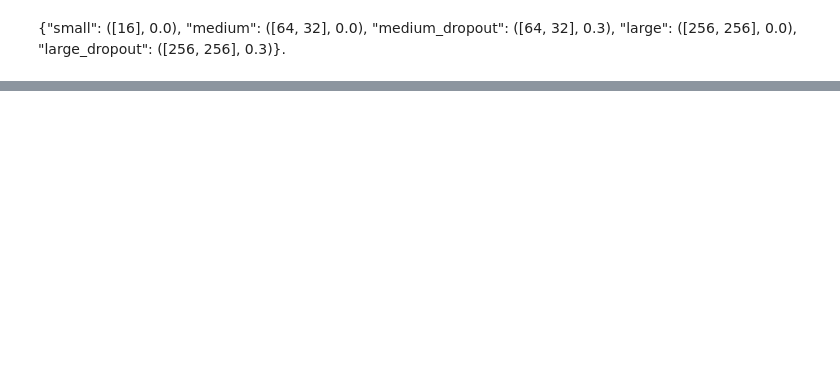
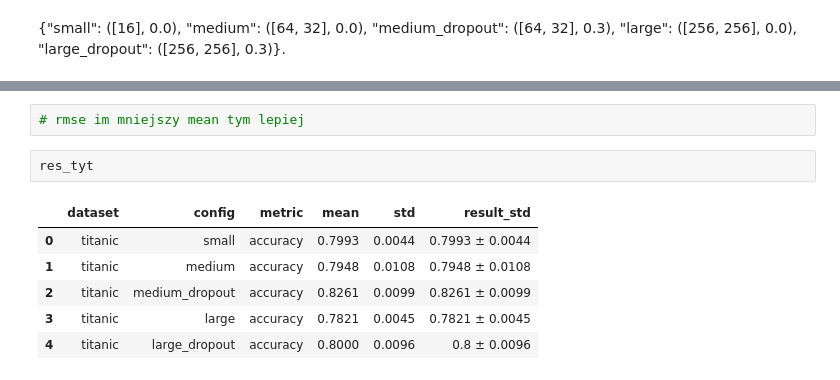
Before and after one commit to michallitwin/python-learning, a Jupyter notebook: python_dl/exercises3.ipynb, the cells around one changed output, grey strips where cells are left out. Cells and saved outputs as stored; diff of their text form; blank space fills up the shorter version.

```diff
--- a/python_dl/exercises3.ipynb
+++ b/python_dl/exercises3.ipynb
@@ -1161,0 +1186,11 @@ res_iris = benchmark_dataset(
+# %%
+# rmse im mniejszy mean tym lepiej
+# %%
+res_tyt
+# %% [output]
+|  | dataset | config | metric | mean | std | result_std |
+| 0 | titanic | small | accuracy | 0.7993 | 0.0044 | 0.7993 ± 0.0044 |
+| 1 | titanic | medium | accuracy | 0.7948 | 0.0108 | 0.7948 ± 0.0108 |
+| 2 | titanic | medium_dropout | accuracy | 0.8261 | 0.0099 | 0.8261 ± 0.0099 |
+| 3 | titanic | large | accuracy | 0.7821 | 0.0045 | 0.7821 ± 0.0045 |
+| 4 | titanic | large_dropout | accuracy | 0.8000 | 0.0096 | 0.8 ± 0.0096 |
```
Also changed, not shown: parts of 33 cells of this notebook.
